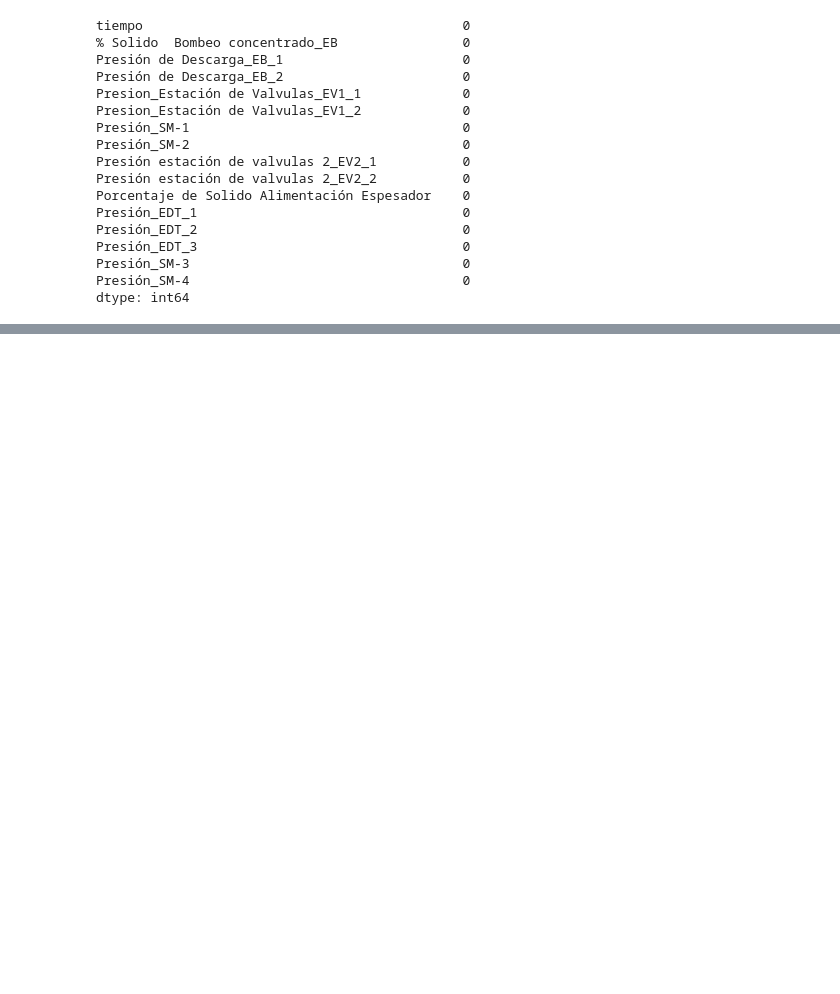
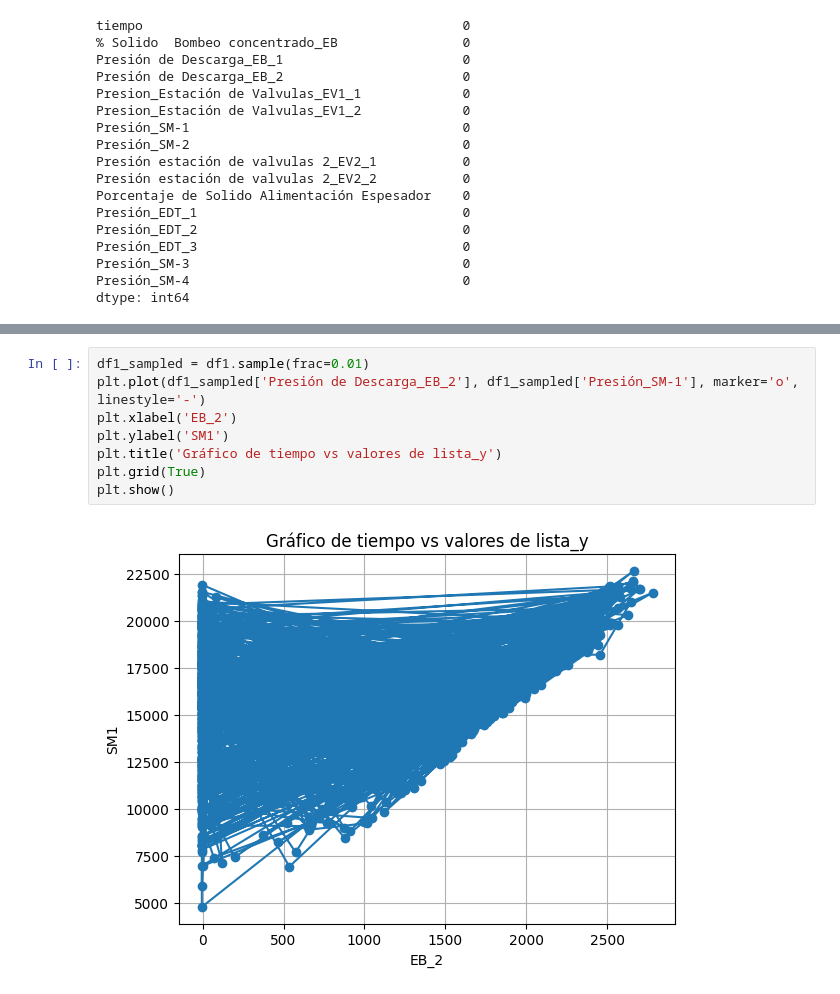
Before and after one commit to Dizkm8/Hackathon, a Jupyter notebook: ignacia.ipynb, the cells around one changed output, grey strips where cells are left out. Cells and saved outputs as stored; diff of their text form; blank space fills up the shorter version.

```diff
--- a/ignacia.ipynb
+++ b/ignacia.ipynb
@@ -54,0 +279,10 @@ min_concentrated
+# %%
+df1_sampled = df1.sample(frac=0.01)
+plt.plot(df1_sampled['Presión de Descarga_EB_2'], df1_sampled['Presión_SM-1'], marker='o', linestyle='-')
+plt.xlabel('EB_2')
+plt.ylabel('SM1')
+plt.title('Gráfico de tiempo vs valores de lista_y')
+plt.grid(True)
+plt.show()
+# %% [output]
+[figure, added]
```
Also changed, not shown: parts of 46 cells of this notebook, 2 other files.
